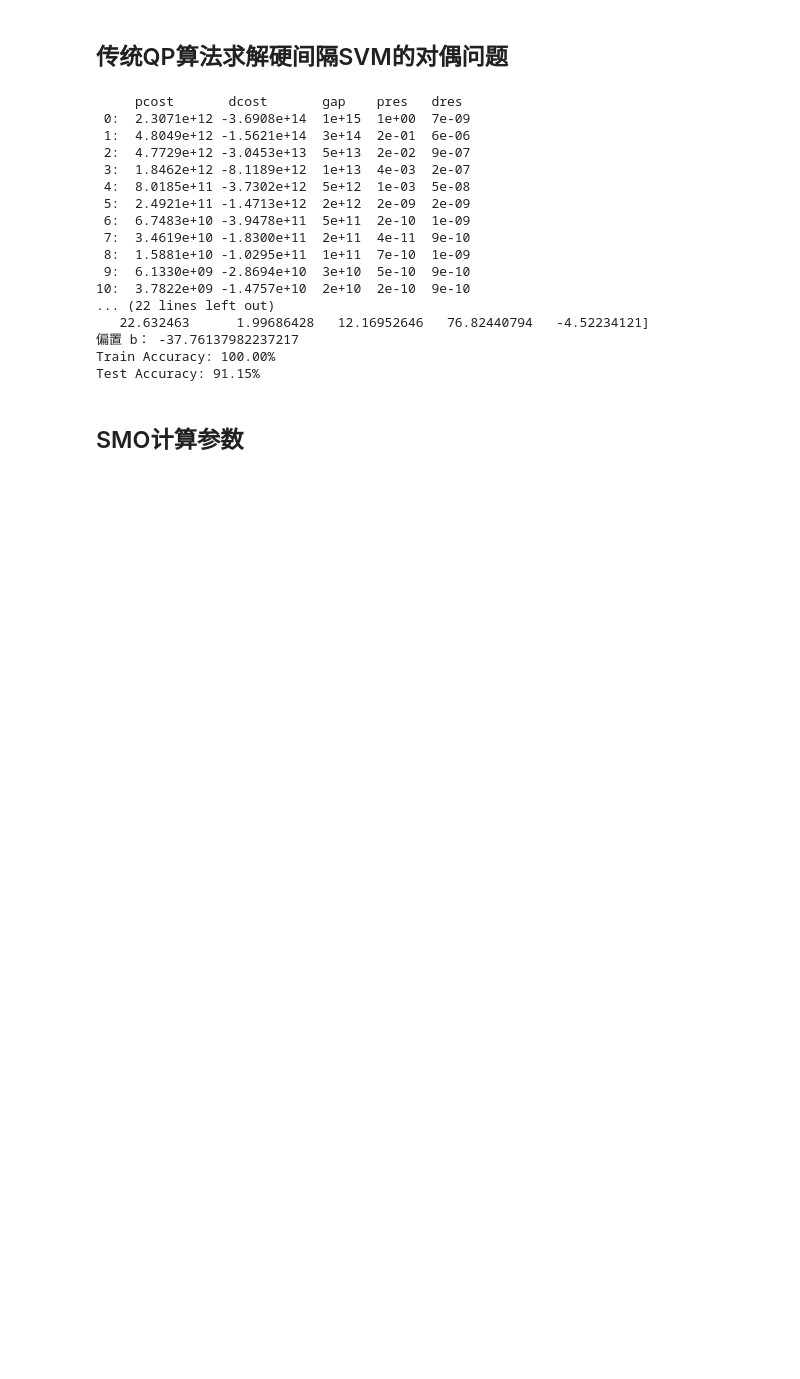
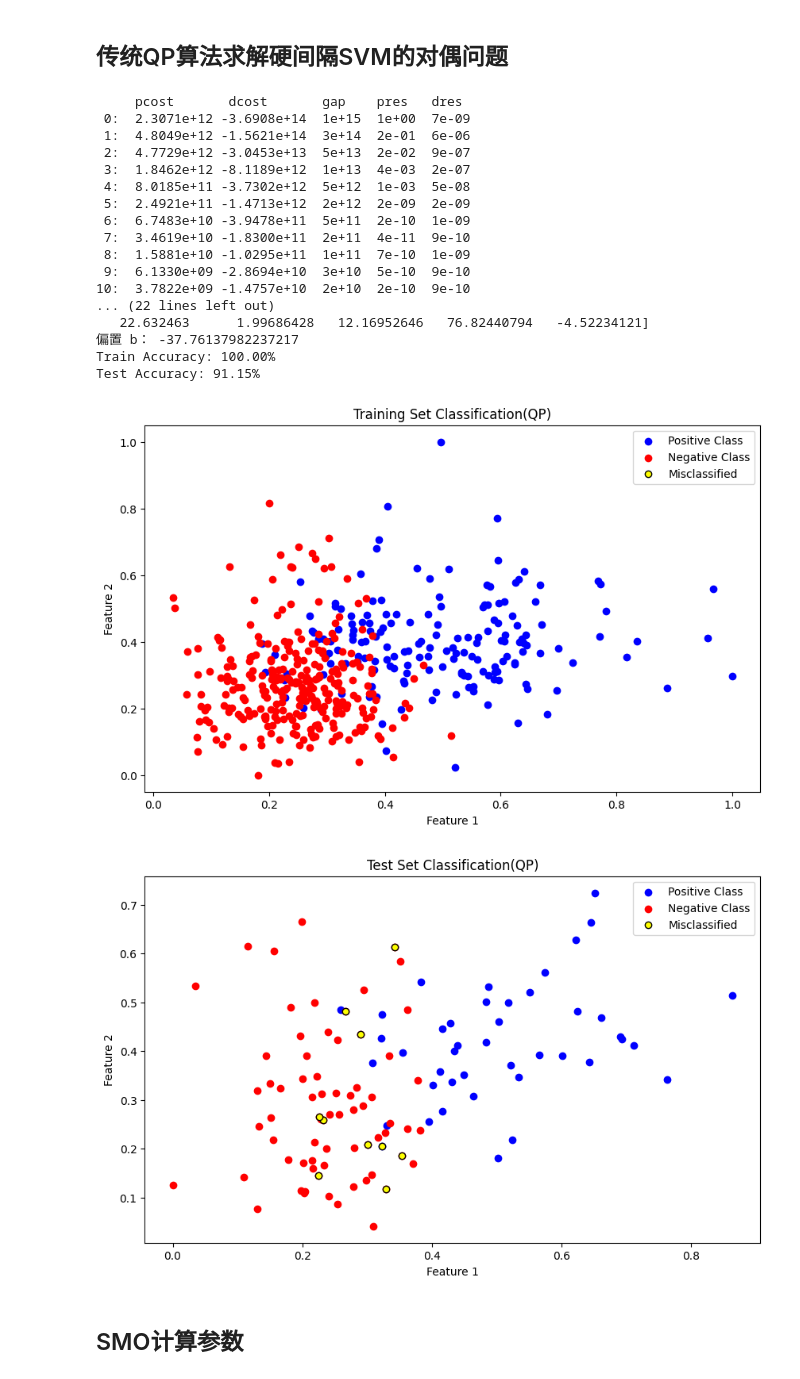
Before and after one commit to kaicheng001/23-24Spring_ML_experiment, a Jupyter notebook: ML实验四/manual.ipynb, the cells around one changed output. Saved outputs shown, nothing was run; the diff lists cells and outputs as text; code cells hidden in the pictures; blank space fills up the shorter version.

Commit message:
add some visiualization results for the tex

```diff
--- a/ML实验四/manual.ipynb
+++ b/ML实验四/manual.ipynb
@@ -3,6 +3,7 @@
 # %%
 import numpy as np
 import pandas as pd
+import matplotlib.pyplot as plt
 from cvxopt import matrix, solvers
 
 # 读取数据
@@ -14,8 +15,6 @@ Y_test = pd.read_csv('breast_cancer_Ytest.csv').values
 # 将Y_train和Y_test转换为适当的格式（即-1和1）
 Y_train = Y_train.reshape(-1)
 Y_test = Y_test.reshape(-1)
-Y_train[Y_train == 0] = -1
-Y_test[Y_test == 0] = -1
 
 # 定义核函数（线性核）
 def linear_kernel(x1, x2):
@@ -54,33 +53,50 @@ print("偏置 b：", b)
 def predict(X):
     return np.sign(np.dot(X, w) + b)
 
 # 预测并评估模型
 Y_train_pred = predict(X_train)
 Y_test_pred = predict(X_test)
 
 train_accuracy = np.mean(Y_train_pred == Y_train)
 test_accuracy = np.mean(Y_test_pred == Y_test)
 
 print(f"Train Accuracy: {train_accuracy * 100:.2f}%")
 print(f"Test Accuracy: {test_accuracy * 100:.2f}%")
+
+# 可视化训练集和测试集分类结果
+def plot_classification_results(X, Y_true, Y_pred, title):
+    plt.figure(figsize=(10, 6))
+    plt.scatter(X[Y_true == 1][:, 0], X[Y_true == 1][:, 1], color='blue', label='Positive Class')
+    plt.scatter(X[Y_true == -1][:, 0], X[Y_true == -1][:, 1], color='red', label='Negative Class')
+    plt.scatter(X[Y_true != Y_pred][:, 0], X[Y_true != Y_pred][:, 1], color='yellow', edgecolor='black', label='Misclassified')
+    plt.title(title)
+    plt.xlabel('Feature 1')
+    plt.ylabel('Feature 2')
+    plt.legend()
+    plt.show()
+
+plot_classification_results(X_train[:, :2], Y_train, Y_train_pred, 'Training Set Classification(QP)')
+plot_classification_results(X_test[:, :2], Y_test, Y_test_pred, 'Test Set Classification(QP)')
 # %% [output]
      pcost       dcost       gap    pres   dres
  0:  2.3071e+12 -3.6908e+14  1e+15  1e+00  7e-09
  1:  4.8049e+12 -1.5621e+14  3e+14  2e-01  6e-06
  2:  4.7729e+12 -3.0453e+13  5e+13  2e-02  9e-07
  3:  1.8462e+12 -8.1189e+12  1e+13  4e-03  2e-07
  4:  8.0185e+11 -3.7302e+12  5e+12  1e-03  5e-08
  5:  2.4921e+11 -1.4713e+12  2e+12  2e-09  2e-09
  6:  6.7483e+10 -3.9478e+11  5e+11  2e-10  1e-09
  7:  3.4619e+10 -1.8300e+11  2e+11  4e-11  9e-10
  8:  1.5881e+10 -1.0295e+11  1e+11  7e-10  1e-09
  9:  6.1330e+09 -2.8694e+10  3e+10  5e-10  9e-10
 10:  3.7822e+09 -1.4757e+10  2e+10  2e-10  9e-10
 ... (22 lines left out)
    22.632463      1.99686428   12.16952646   76.82440794   -4.52234121]
 偏置 b： -37.76137982237217
 Train Accuracy: 100.00%
 Test Accuracy: 91.15%
+[figure, added]
+[figure, added]
 # %% [markdown]
 ## SMO计算参数
 # %%
```
Also changed, not shown: parts of 4 cells of this notebook, 14 other files.
